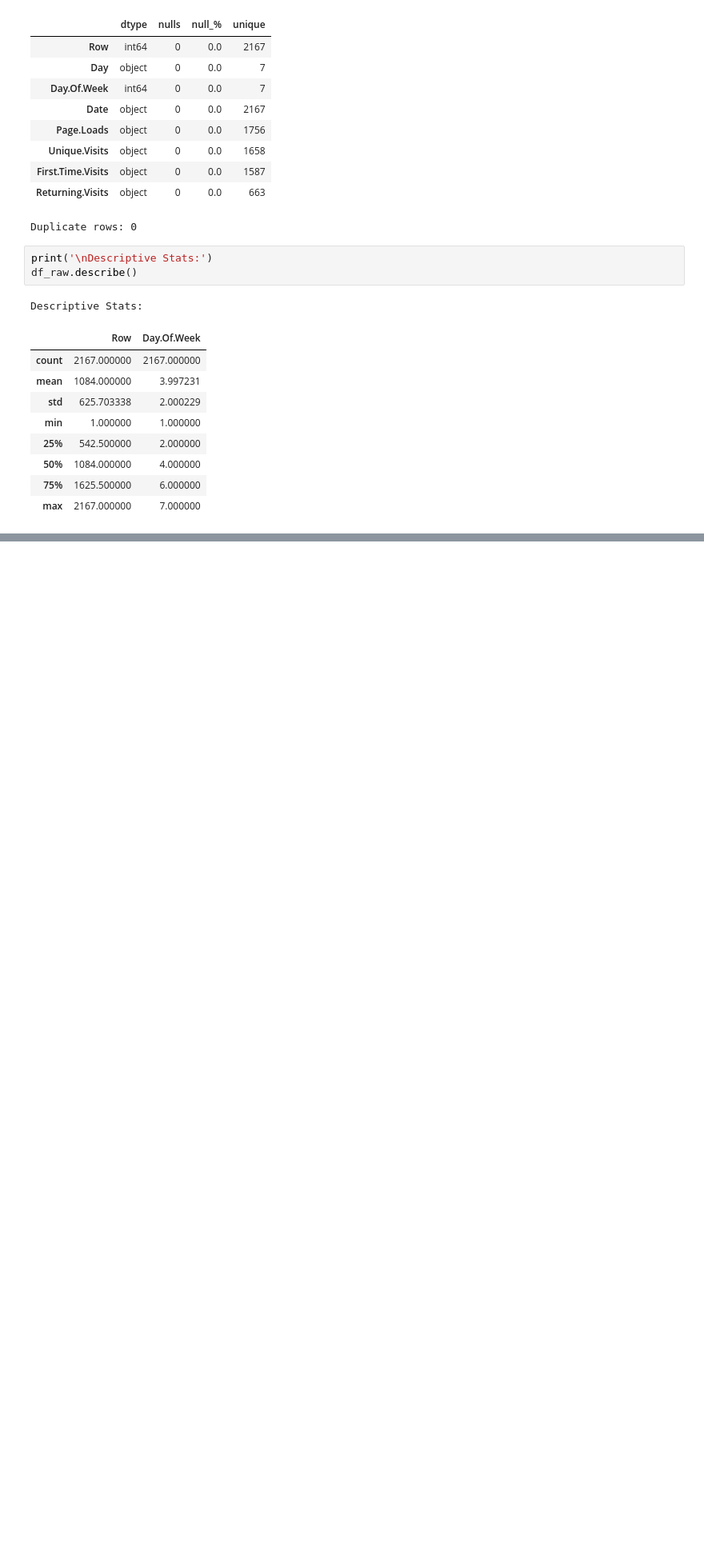
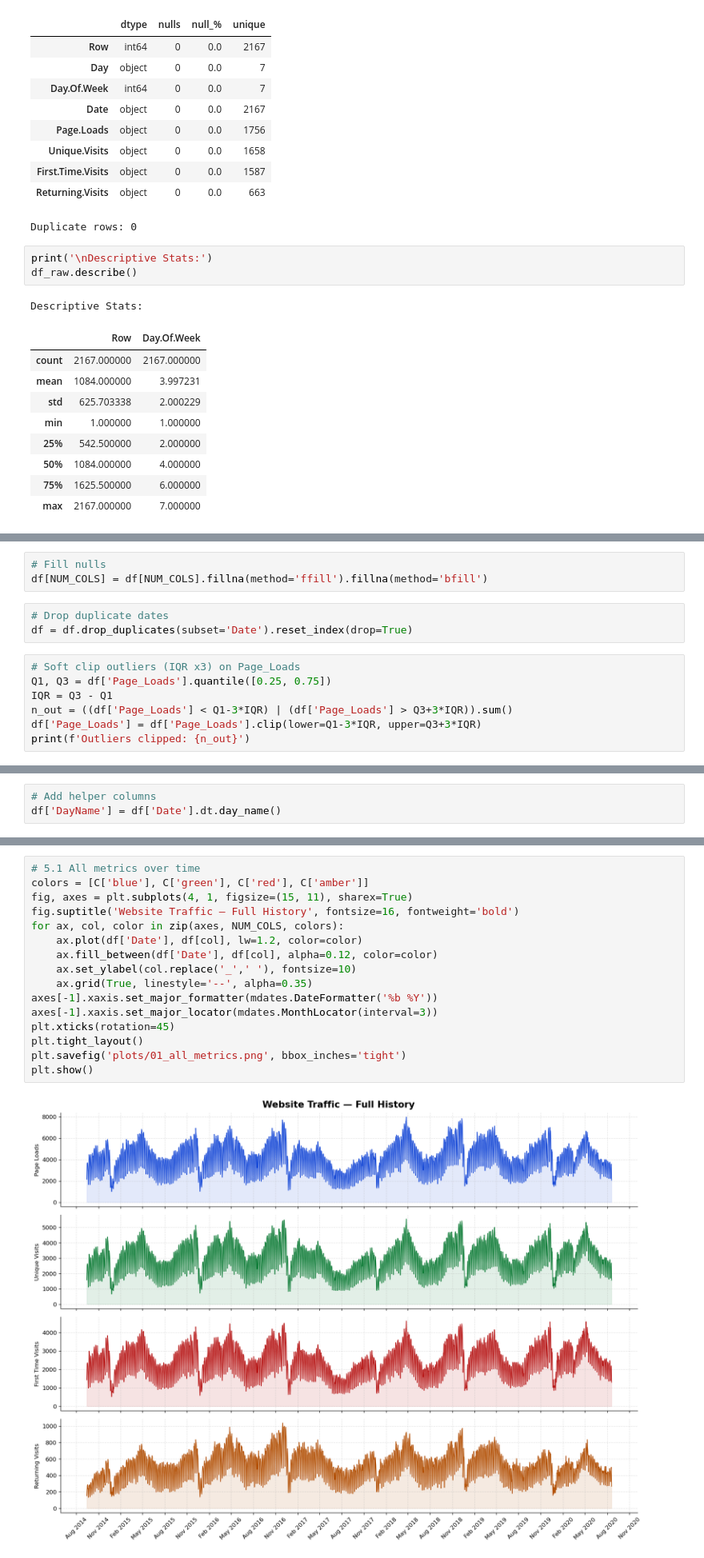
Before and after one commit to afeefanver/Website-Traffic-Forecasting, a Jupyter notebook: EDA(Web Traffic).ipynb, the cells around one changed output, grey strips where cells are left out. Shown at 80% size. Drawn from its saved outputs; the diff is of its cells as text; blank space fills up the shorter version.

```diff
--- a/EDA(Web Traffic).ipynb
+++ b/EDA(Web Traffic).ipynb
@@ -93,0 +110,13 @@ Descriptive Stats:
+# %%
+# Fill nulls
+df[NUM_COLS] = df[NUM_COLS].fillna(method='ffill').fillna(method='bfill')
+# %%
+# Drop duplicate dates
+df = df.drop_duplicates(subset='Date').reset_index(drop=True)
+# %%
+# Soft clip outliers (IQR x3) on Page_Loads
+Q1, Q3 = df['Page_Loads'].quantile([0.25, 0.75])
+IQR = Q3 - Q1
+n_out = ((df['Page_Loads'] < Q1-3*IQR) | (df['Page_Loads'] > Q3+3*IQR)).sum()
+df['Page_Loads'] = df['Page_Loads'].clip(lower=Q1-3*IQR, upper=Q3+3*IQR)
+print(f'Outliers clipped: {n_out}')
@@ -93,0 +125,3 @@ Descriptive Stats:
+# %%
+# Add helper columns
+df['DayName'] = df['Date'].dt.day_name()
@@ -93,0 +154,18 @@ Descriptive Stats:
+# %%
+# 5.1 All metrics over time
+colors = [C['blue'], C['green'], C['red'], C['amber']]
+fig, axes = plt.subplots(4, 1, figsize=(15, 11), sharex=True)
+fig.suptitle('Website Traffic — Full History', fontsize=16, fontweight='bold')
+for ax, col, color in zip(axes, NUM_COLS, colors):
+    ax.plot(df['Date'], df[col], lw=1.2, color=color)
+    ax.fill_between(df['Date'], df[col], alpha=0.12, color=color)
+    ax.set_ylabel(col.replace('_',' '), fontsize=10)
+    ax.grid(True, linestyle='--', alpha=0.35)
+axes[-1].xaxis.set_major_formatter(mdates.DateFormatter('%b %Y'))
+axes[-1].xaxis.set_major_locator(mdates.MonthLocator(interval=3))
+plt.xticks(rotation=45)
+plt.tight_layout()
+plt.savefig('plots/01_all_metrics.png', bbox_inches='tight')
+plt.show()
+# %% [output]
+[figure, added]
```
Also changed, not shown: parts of 9 cells of this notebook.
